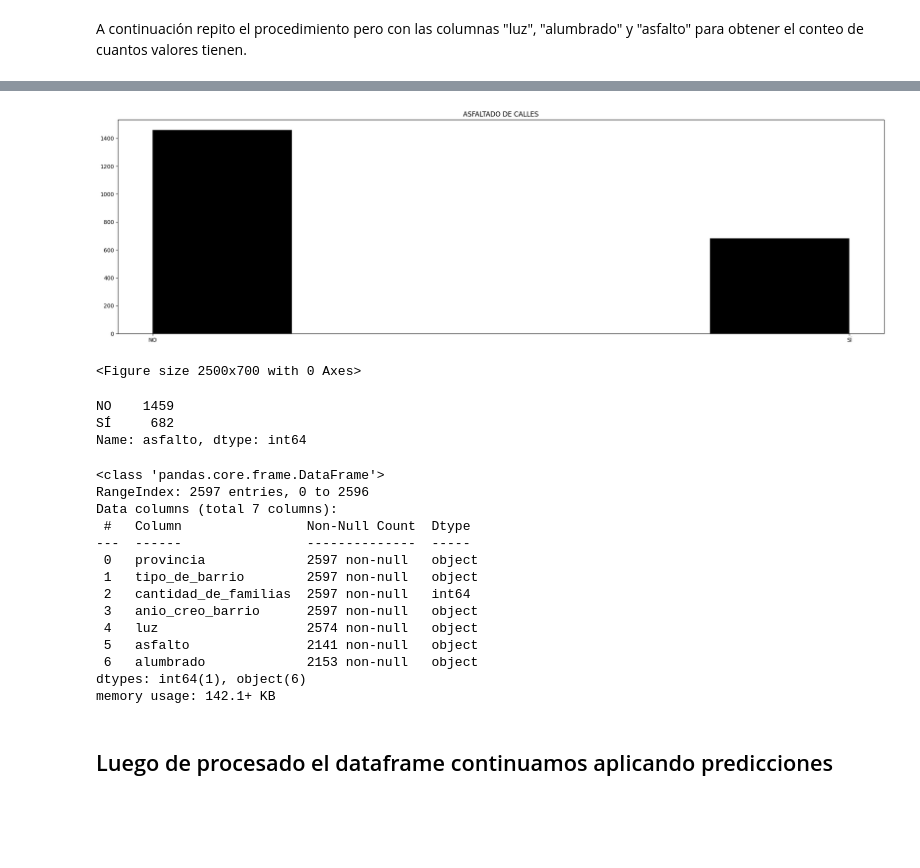
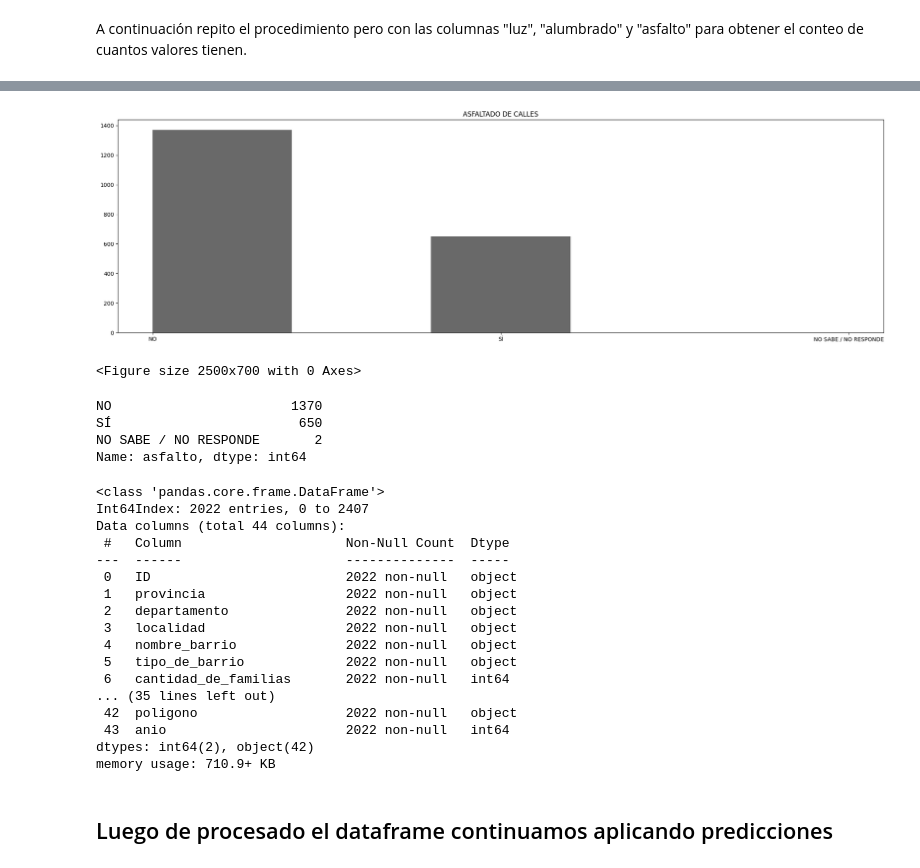
Before and after one commit to NestorDiazDataSC/Analisis_de_Datos, a Jupyter notebook: Asentamientos_Informales_Argentina/Asentamientos Informales.ipynb, the cells around one changed output, grey strips where cells are left out. Saved outputs shown, nothing was run; the diff lists cells and outputs as text; code cells hidden in the pictures; blank space fills up the shorter version.

```diff
--- a/Asentamientos_Informales_Argentina/Asentamientos Informales.ipynb
+++ b/Asentamientos_Informales_Argentina/Asentamientos Informales.ipynb
@@ -224,5 +209,5 @@ Asentamiento
 Name: tipo_de_barrio, dtype: int64
 # %%
 # Reemplazamos valores con texto muy largos por otros similares para simplificar el analisis
-df.tipo_de_barrio = df.tipo_de_barrio.replace(["ASENTAMIENTO DE FORMA PLANIFICADA CON PARTICIPACIÓN DEL ESTADO (LOTEO SOCIAL).", "Asentamiento"], "ASENTAMIENTO")
-df.tipo_de_barrio = df.tipo_de_barrio.replace(["VILLA DE FORMA PLANIFICADA CON PARTICIPACIÓN DEL ESTADO (LOTEO SOCIAL).", "villa"], "VILLA")
+data.tipo_de_barrio = df.tipo_de_barrio.replace(["ASENTAMIENTO DE FORMA PLANIFICADA CON PARTICIPACIÓN DEL ESTADO (LOTEO SOCIAL).", "Asentamiento"], "ASENTAMIENTO")
+data.tipo_de_barrio = df.tipo_de_barrio.replace(["VILLA DE FORMA PLANIFICADA CON PARTICIPACIÓN DEL ESTADO (LOTEO SOCIAL).", "villa"], "VILLA")
@@ -256,5 +254,5 @@ Conexión Irregular a la Red Pública. (Enganchados a la Red, Cables a los Poste
 Name: luz, dtype: int64
 # %%
 # Reemplazamos valores con textos que son muy largos por otros similares pero mas acotados, para simplificar los resultados.
-df.luz = df.luz.replace(["CONEXIÓN IRREGULAR A LA RED PÚBLICA. (ENGANCHADOS A LA RED, CABLES A LOS POSTES DE LUZ DE LA CALLE, DE UNA FAMILIA A OTRA, ETC)", "Conexión Irregular a la Red Pública. (Enganchados a la Red, Cables a los Postes de Luz de la Calle, de una Familia a Otra, Etc)"], "ENGANCHADOS")
-df.luz = df.luz.replace(["RED PÚBLICA CON MEDIDORES DOMICILIARIOS. (CADA FAMILIA CON SU FACTURA, CON SU PROPIO MEDIDOR)", "RED PÚBLICA CON MEDIDOR COMUNITARIO / SOCIAL. (NO HAY FACTURAS INDIVIDUALES, NO HAY UN MEDIDOR POR FAMILIA, SINO UNO O VARIOS MEDIDORES PARA MUCHAS FAMILIAS)."], "RED PUBLICA")
+data.luz = df.luz.replace(["CONEXIÓN IRREGULAR A LA RED PÚBLICA. (ENGANCHADOS A LA RED, CABLES A LOS POSTES DE LUZ DE LA CALLE, DE UNA FAMILIA A OTRA, ETC)", "Conexión Irregular a la Red Pública. (Enganchados a la Red, Cables a los Postes de Luz de la Calle, de una Familia a Otra, Etc)"], "ENGANCHADOS")
+data.luz = df.luz.replace(["RED PÚBLICA CON MEDIDORES DOMICILIARIOS. (CADA FAMILIA CON SU FACTURA, CON SU PROPIO MEDIDOR)", "RED PÚBLICA CON MEDIDOR COMUNITARIO / SOCIAL. (NO HAY FACTURAS INDIVIDUALES, NO HAY UN MEDIDOR POR FAMILIA, SINO UNO O VARIOS MEDIDORES PARA MUCHAS FAMILIAS)."], "RED PUBLICA")
@@ -287,5 +297,5 @@ Si, Provistos por el Estado.       1
 Name: alumbrado, dtype: int64
 # %%
 # Reemplazamos valores muy largos por otros similares para simplificar
-df.alumbrado = df.alumbrado.replace(["SI, PROVISTOS POR EL ESTADO.", "SI, HECHOS POR LOS VECINOS.", "Si, Provistos por el Estado."], "SI")
-df.alumbrado = df.alumbrado.replace(["NO SABE / NO RESPONDE"], "NO")
+data.alumbrado = df.alumbrado.replace(["SI, PROVISTOS POR EL ESTADO.", "SI, HECHOS POR LOS VECINOS.", "Si, Provistos por el Estado."], "SI")
+data.alumbrado = df.alumbrado.replace(["NO SABE / NO RESPONDE"], "NO")
@@ -313,5 +336,5 @@ NO SABE / NO RESPONDE       2
 Si                          1
 Name: asfalto, dtype: int64
 # %%
-df.asfalto = df.asfalto.replace(["NO SABE / NO RESPONDE"], "NO")
-df.asfalto = df.asfalto.replace(["Si"], "SÍ")
+data.asfalto = df.asfalto.replace(["NO SABE / NO RESPONDE"], "NO")
+data.asfalto = df.asfalto.replace(["Si"], "SÍ")
@@ -318,38 +352,42 @@ df.asfalto = df.asfalto.replace(["Si"], "SÍ")
 # %%
-df['asfalto'].hist(bins=5, color='black') # Vemos graficamente a su distribución del asfalto
+data['asfalto'].hist(bins=5, color='dimgray') # Vemos graficamente a su distribución del asfalto
 plt.title('ASFALTADO DE CALLES')
 plt.grid(False)
 plt.show()
 plt.clf()
 # %% [output]
-[figure, old version]
+[figure, new version]
 <Figure size 2500x700 with 0 Axes>
 # %%
-df.asfalto.value_counts() # Para ver la cantidad de valores en una columna determinada.
+data.asfalto.value_counts() # Para ver la cantidad de valores en una columna determinada.
 # %% [output]
-NO    1459
-SÍ     682
+NO                       1370
+SÍ                        650
+NO SABE / NO RESPONDE       2
 Name: asfalto, dtype: int64
 # %%
 #Procedemos a analizar la informacion nuevamente
 
-df.describe()
-df.info()
+data.describe()
+data.info()
 # %% [output]
 <class 'pandas.core.frame.DataFrame'>
-RangeIndex: 2597 entries, 0 to 2596
-Data columns (total 7 columns):
- #   Column                Non-Null Count  Dtype
----  ------                --------------  -----
- 0   provincia             2597 non-null   object
- 1   tipo_de_barrio        2597 non-null   object
- 2   cantidad_de_familias  2597 non-null   int64
- 3   anio_creo_barrio      2597 non-null   object
- 4   luz                   2574 non-null   object
- 5   asfalto               2141 non-null   object
- 6   alumbrado             2153 non-null   object
-dtypes: int64(1), object(6)
-memory usage: 142.1+ KB
+Int64Index: 2022 entries, 0 to 2407
+Data columns (total 44 columns):
+ #   Column                     Non-Null Count  Dtype
+---  ------                     --------------  -----
+ 0   ID                         2022 non-null   object
+ 1   provincia                  2022 non-null   object
+ 2   departamento               2022 non-null   object
+ 3   localidad                  2022 non-null   object
+ 4   nombre_barrio              2022 non-null   object
+ 5   tipo_de_barrio             2022 non-null   object
+ 6   cantidad_de_familias       2022 non-null   int64
+... (35 lines left out)
+ 42  poligono                   2022 non-null   object
+ 43  anio                       2022 non-null   int64
+dtypes: int64(2), object(42)
+memory usage: 710.9+ KB
 # %% [markdown]
 ## Luego de procesado el dataframe continuamos aplicando predicciones
 # %%
```
Also changed, not shown: parts of 29 cells of this notebook.
